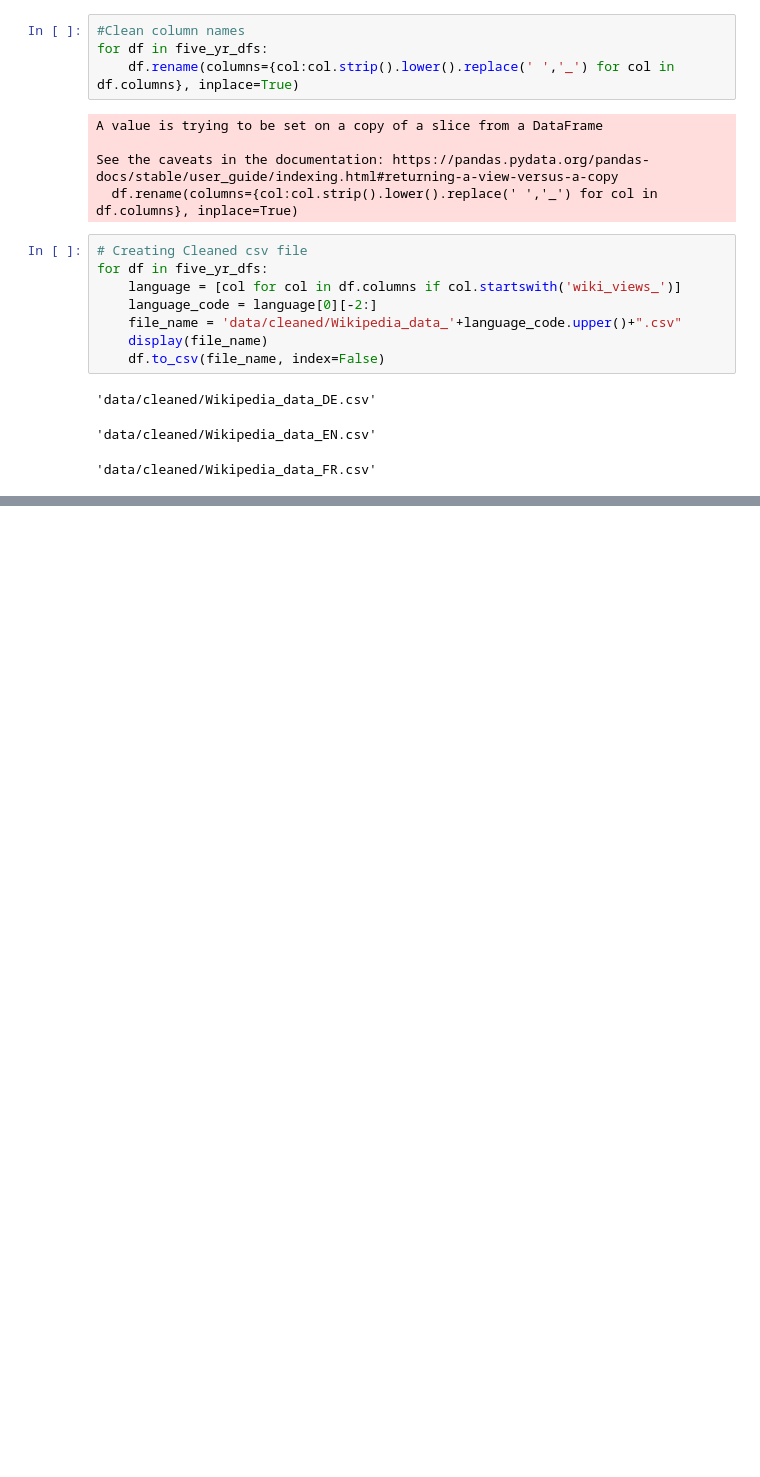
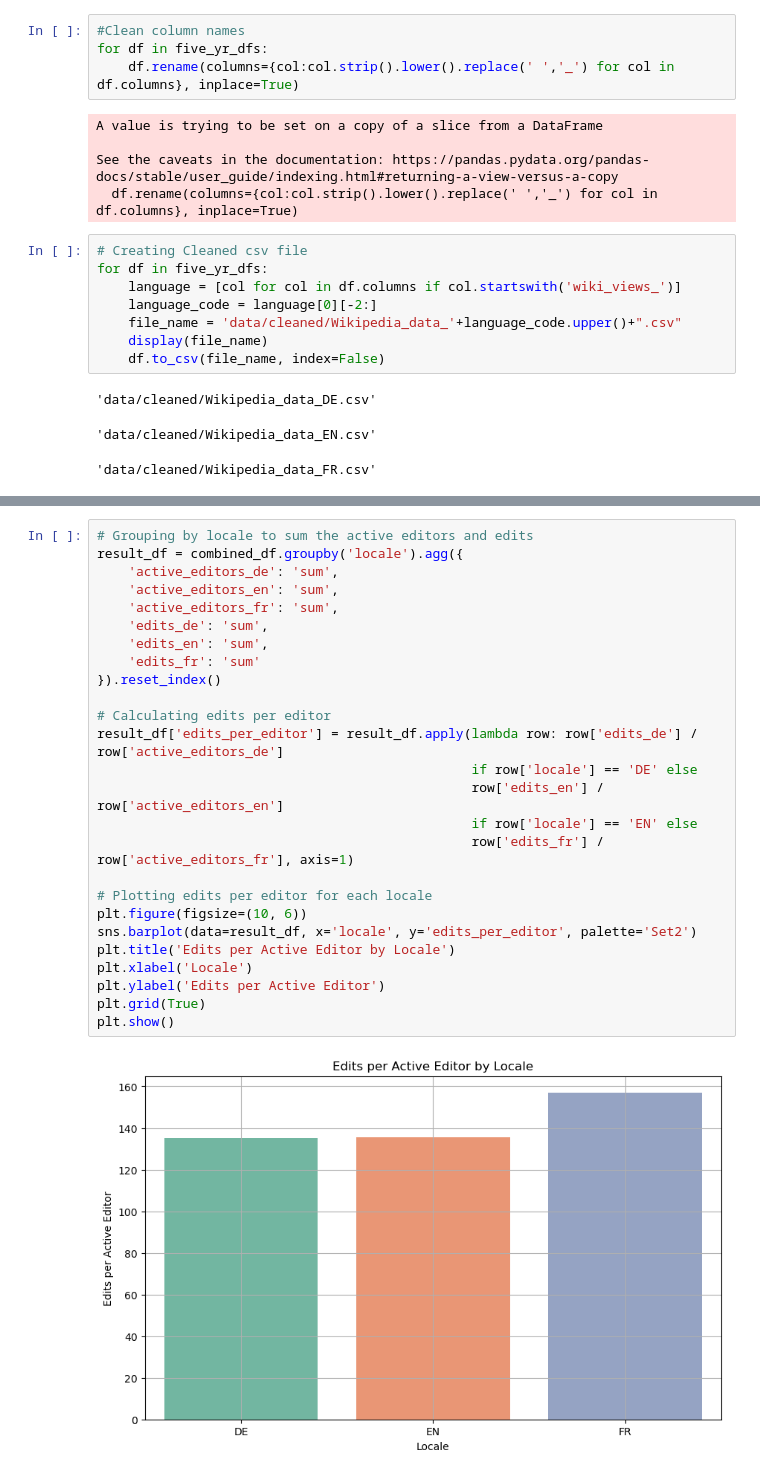
Before and after one commit to dsigge/ironhack-week-4-wikidata-sql, a Jupyter notebook: DataCleaning.ipynb, the cells around one changed output, grey strips where cells are left out. Drawn from its saved outputs; the diff is of its cells as text; blank space fills up the shorter version.

```diff
--- a/DataCleaning.ipynb
+++ b/DataCleaning.ipynb
@@ -152,0 +265,28 @@ for df in five_yr_dfs:
+# %%
+# Grouping by locale to sum the active editors and edits
+result_df = combined_df.groupby('locale').agg({
+    'active_editors_de': 'sum',
+    'active_editors_en': 'sum',
+    'active_editors_fr': 'sum',
+    'edits_de': 'sum',
+    'edits_en': 'sum',
+    'edits_fr': 'sum'
+}).reset_index()
+
+# Calculating edits per editor
+result_df['edits_per_editor'] = result_df.apply(lambda row: row['edits_de'] / row['active_editors_de']
+                                                if row['locale'] == 'DE' else
+                                                row['edits_en'] / row['active_editors_en']
+                                                if row['locale'] == 'EN' else
+                                                row['edits_fr'] / row['active_editors_fr'], axis=1)
+
+# Plotting edits per editor for each locale
+plt.figure(figsize=(10, 6))
+sns.barplot(data=result_df, x='locale', y='edits_per_editor', palette='Set2')
+plt.title('Edits per Active Editor by Locale')
+plt.xlabel('Locale')
+plt.ylabel('Edits per Active Editor')
+plt.grid(True)
+plt.show()
+# %% [output]
+[figure, added]
```
Also changed, not shown: parts of 10 cells of this notebook, 2 other files.
